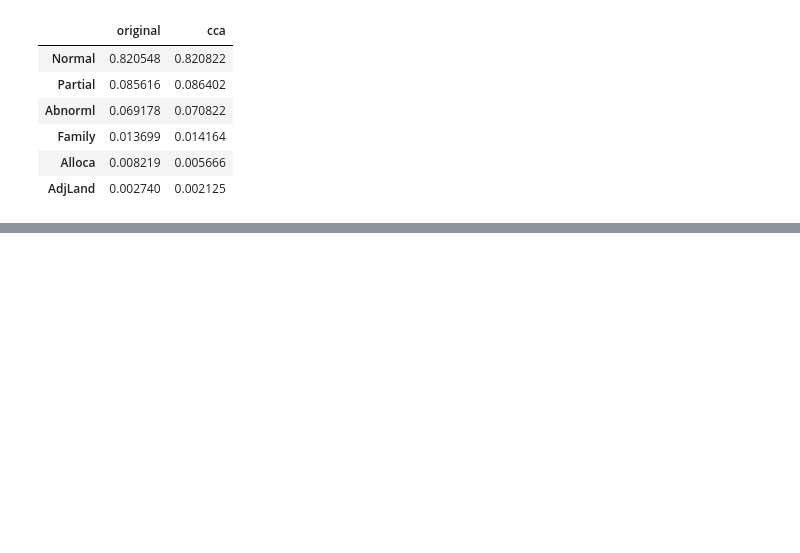
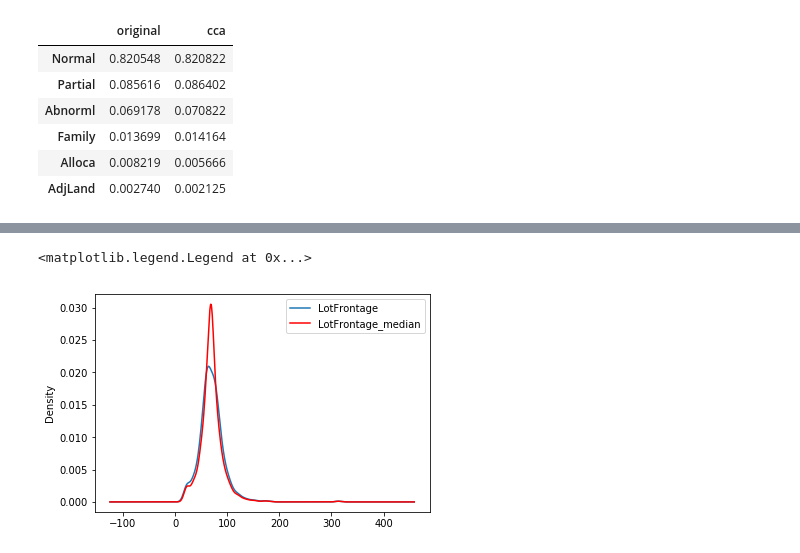
Before and after one commit to gokul-subbu/dl, a Jupyter notebook: notes/data-preprocessing/01_imputation.ipynb, the cells around one changed output, grey strips where cells are left out. Saved outputs shown, nothing was run; the diff lists cells and outputs as text; code cells hidden in the pictures; blank space fills up the shorter version.

```diff
--- a/notes/data-preprocessing/01_imputation.ipynb
+++ b/notes/data-preprocessing/01_imputation.ipynb
@@ -189,0 +228,27 @@ categorical_distribution(df, df_nomis, 'SaleCondition')
+# %%
+def impute_na(df, variable, mean_median):
+
+    return df[variable].fillna(mean_median)
+# %%
+median = df['MasVnrArea'].median()
+
+df.loc[:,'MasVnrArea_median'] = impute_na(df, 'MasVnrArea', median)
+#X_test.loc[:,'MasVnrArea_median'] = impute_na(df, 'MasVnrArea', median)
+# %%
+fig = plt.figure()
+ax = fig.add_subplot(111)
+
+# original variable distribution
+df['LotFrontage'].plot(kind='kde', ax=ax)
+median = df['LotFrontage'].median()
+
+df.loc[:,'LotFrontage_median'] = impute_na(df, 'LotFrontage', median)
+# variable imputed with the median
+df['LotFrontage_median'].plot(kind='kde', ax=ax, color='red')
+
+# add legends
+lines, labels = ax.get_legend_handles_labels()
+ax.legend(lines, labels, loc='best')
+# %% [output]
+<matplotlib.legend.Legend at 0x...>
+[figure, added]
```
Also changed, not shown: parts of 21 cells of this notebook.
